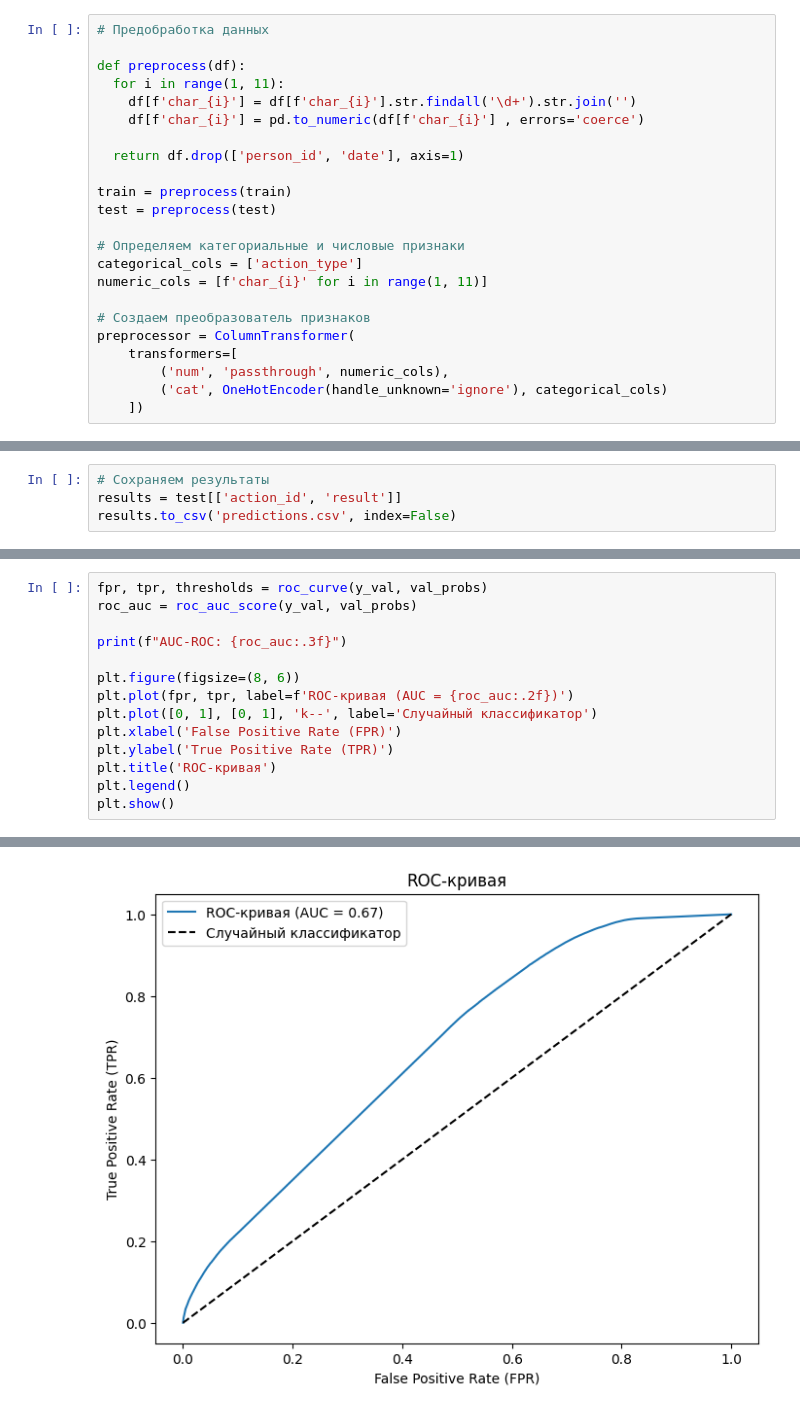
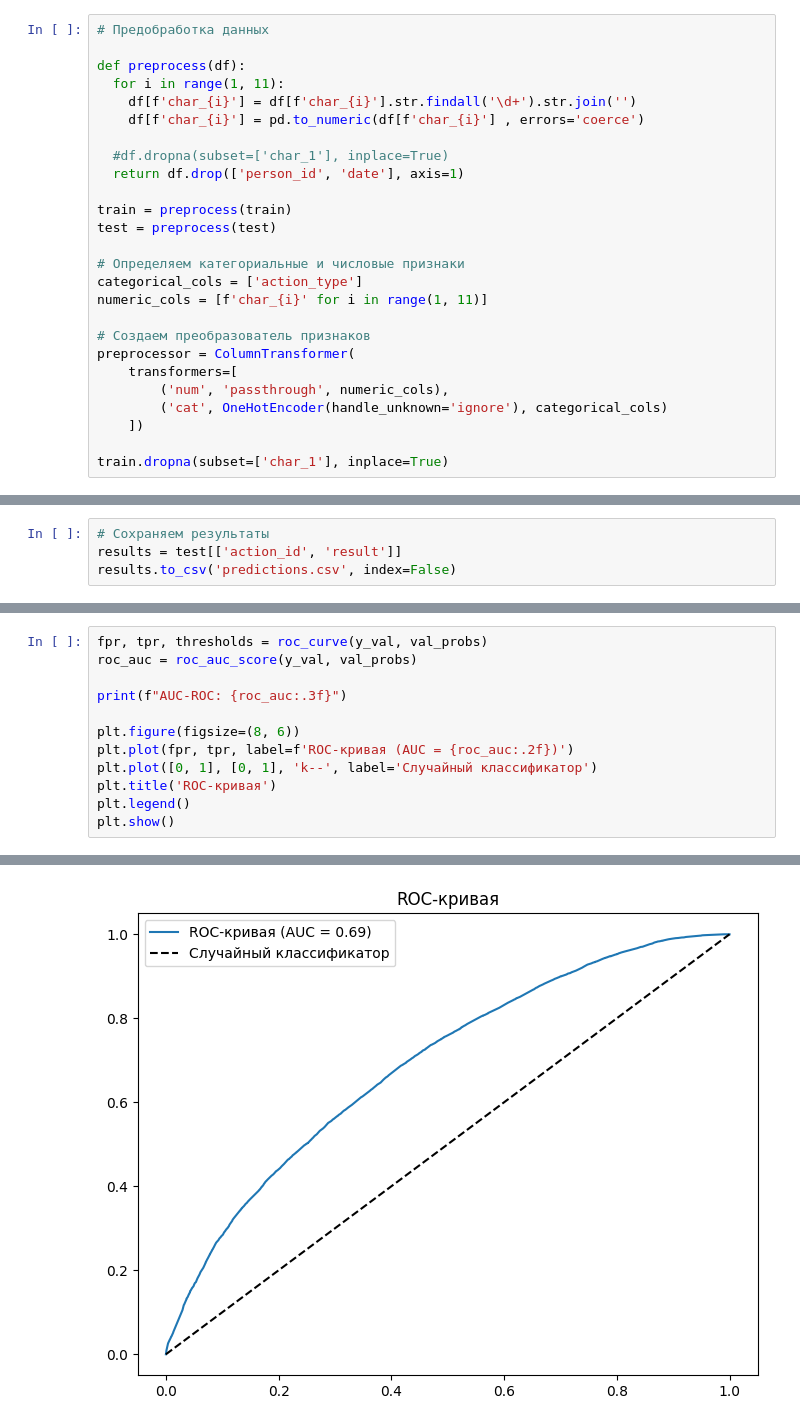
Before and after one commit to serhhpi/bbb, a Jupyter notebook: result4.ipynb, the cells around one changed output, grey strips where cells are left out. Saved outputs shown, nothing was run; the diff lists cells and outputs as text.

```diff
--- a/result4.ipynb
+++ b/result4.ipynb
@@ -27,6 +27,7 @@ def preprocess(df):
     df[f'char_{i}'] = df[f'char_{i}'].str.findall('\d+').str.join('')
     df[f'char_{i}'] = pd.to_numeric(df[f'char_{i}'] , errors='coerce')
 
+  #df.dropna(subset=['char_1'], inplace=True)
   return df.drop(['person_id', 'date'], axis=1)
 
 train = preprocess(train)
@@ -42,6 +43,8 @@ preprocessor = ColumnTransformer(
         ('num', 'passthrough', numeric_cols),
         ('cat', OneHotEncoder(handle_unknown='ignore'), categorical_cols)
     ])
+
+train.dropna(subset=['char_1'], inplace=True)
 # %%
 # Подготовка данных
 X = train.drop(["action_id", "result"], axis=1)
@@ -121,8 +126,6 @@ print(f"AUC-ROC: {roc_auc:.3f}")
 plt.figure(figsize=(8, 6))
 plt.plot(fpr, tpr, label=f'ROC-кривая (AUC = {roc_auc:.2f})')
 plt.plot([0, 1], [0, 1], 'k--', label='Случайный классификатор')
-plt.xlabel('False Positive Rate (FPR)')
-plt.ylabel('True Positive Rate (TPR)')
 plt.title('ROC-кривая')
 plt.legend()
 plt.show()
@@ -131 +134 @@ AUC-ROC: 0.669
-[figure, old version]
+[figure, new version]
```
Also changed, not shown: parts of 3 cells of this notebook.
